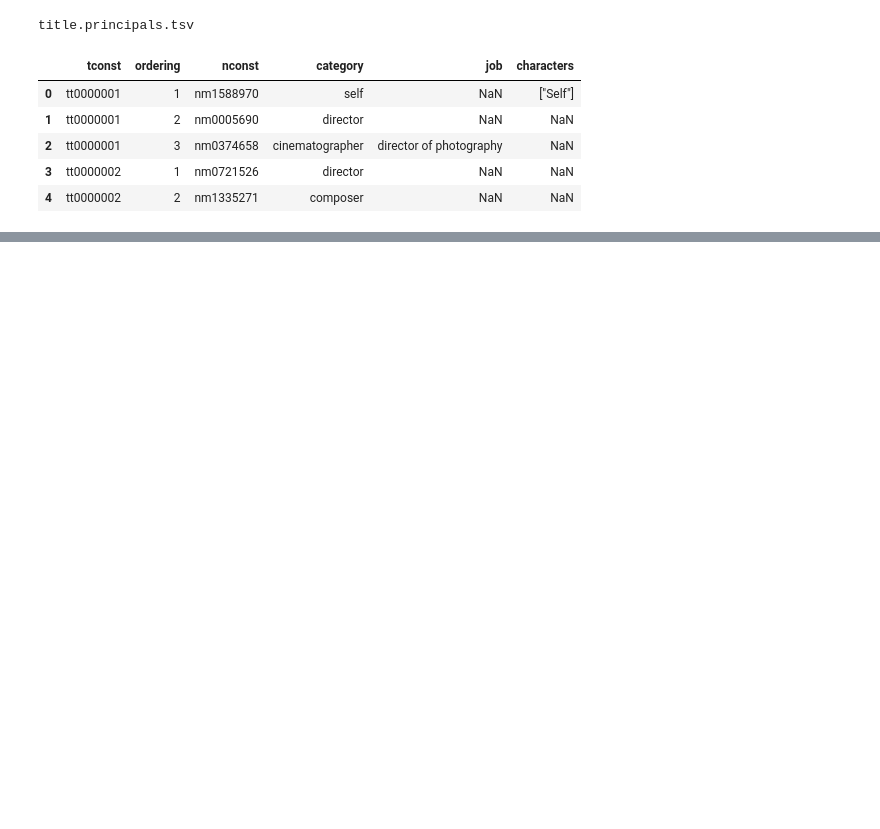
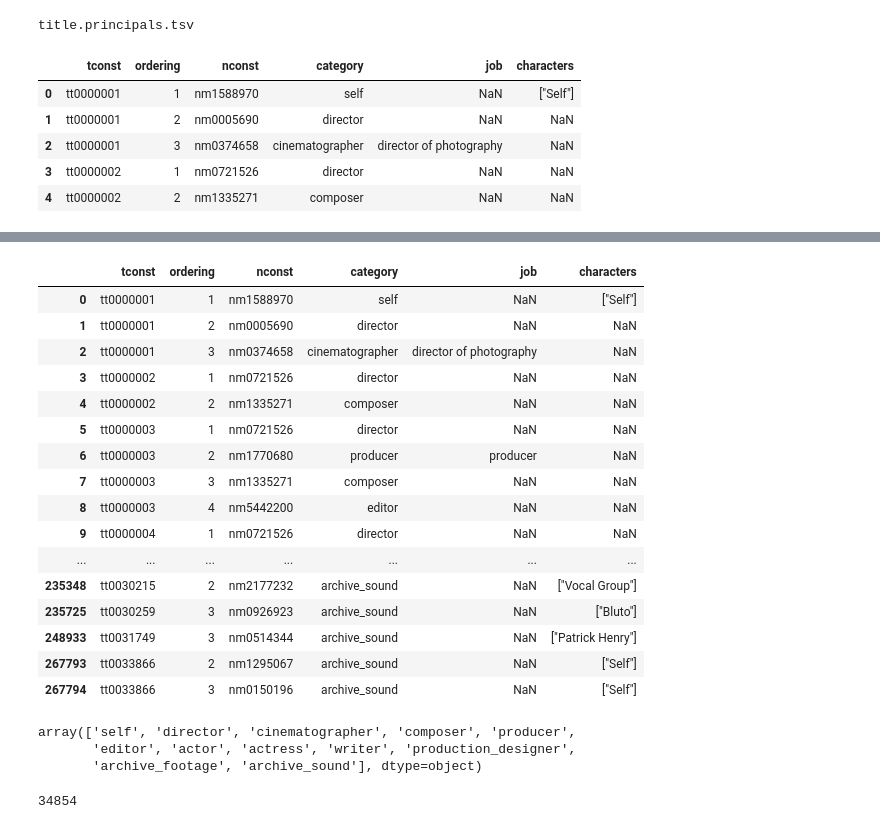
Before and after one commit to blackdenarius307/MovieCreditsLiveVideo, a Jupyter notebook: roles/roles.ipynb, the cells around one changed output, grey strips where cells are left out. Cells and saved outputs as stored; diff of their text form; code cells hidden in the pictures; blank space fills up the shorter version.

Commit message:
Got some lists made for jobs and categories

```diff
--- a/roles/roles.ipynb
+++ b/roles/roles.ipynb
@@ -23,0 +71,22 @@ DataFrame.head()
+# %%
+categoryDataFrame = DataFrame.groupby("category")
+# %%
+categoryDataFrame.head()
+# %% [output]
+|  | tconst | ordering | nconst | category | job | characters |
+| 0 | tt0000001 | 1 | nm1588970 | self | NaN | ["Self"] |
+| 1 | tt0000001 | 2 | nm0005690 | director | NaN | NaN |
+| 2 | tt0000001 | 3 | nm0374658 | cinematographer | director of photography | NaN |
+| 3 | tt0000002 | 1 | nm0721526 | director | NaN | NaN |
+| 4 | tt0000002 | 2 | nm1335271 | composer | NaN | NaN |
+| 5 | tt0000003 | 1 | nm0721526 | director | NaN | NaN |
+| 6 | tt0000003 | 2 | nm1770680 | producer | producer | NaN |
+| 7 | tt0000003 | 3 | nm1335271 | composer | NaN | NaN |
+| 8 | tt0000003 | 4 | nm5442200 | editor | NaN | NaN |
+| 9 | tt0000004 | 1 | nm0721526 | director | NaN | NaN |
+| ... | ... | ... | ... | ... | ... | ... |
+| 235348 | tt0030215 | 2 | nm2177232 | archive_sound | NaN | ["Vocal Group"] |
+| 235725 | tt0030259 | 3 | nm0926923 | archive_sound | NaN | ["Bluto"] |
+| 248933 | tt0031749 | 3 | nm0514344 | archive_sound | NaN | ["Patrick Henry"] |
+| 267793 | tt0033866 | 2 | nm1295067 | archive_sound | NaN | ["Self"] |
+| 267794 | tt0033866 | 3 | nm0150196 | archive_sound | NaN | ["Self"] |
@@ -23,0 +95,6 @@ DataFrame.head()
+# %%
+uniqueCategories
+# %% [output]
+array(['self', 'director', 'cinematographer', 'composer', 'producer',
+       'editor', 'actor', 'actress', 'writer', 'production_designer',
+       'archive_footage', 'archive_sound'], dtype=object)
@@ -23,0 +103,5 @@ DataFrame.head()
+# %%
+uniqueJobs
+len(uniqueJobs)
+# %% [output]
+34854
```
Also changed, not shown: parts of 12 cells of this notebook.
